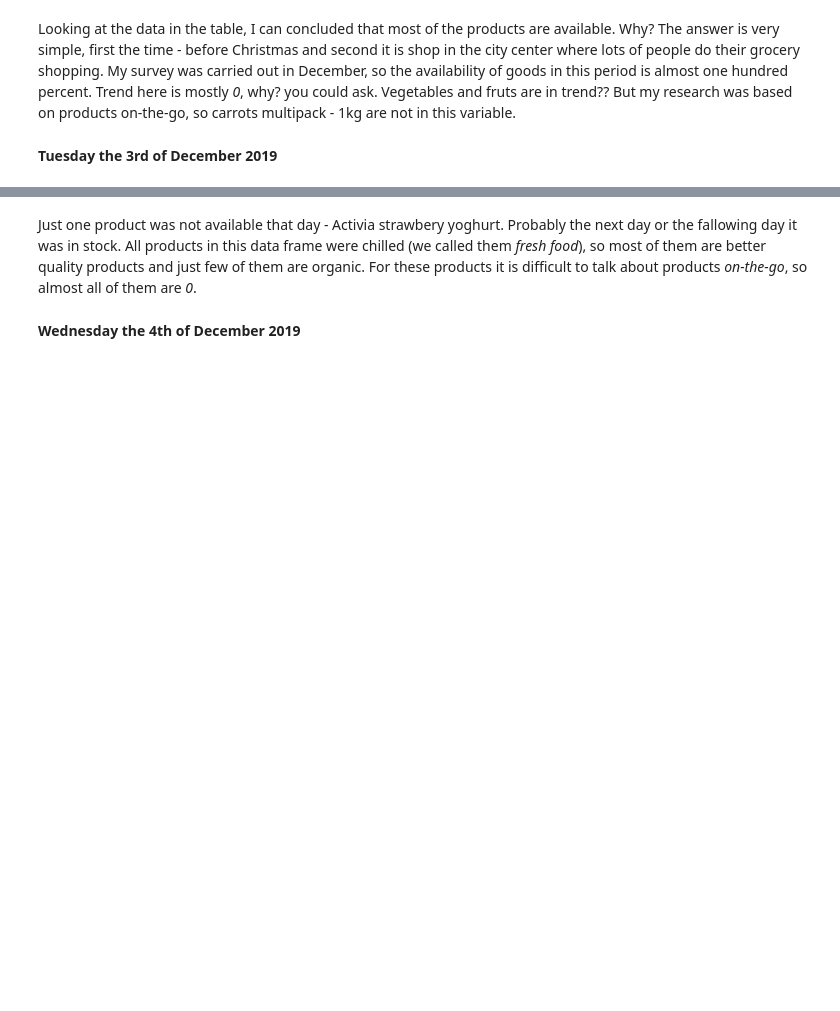
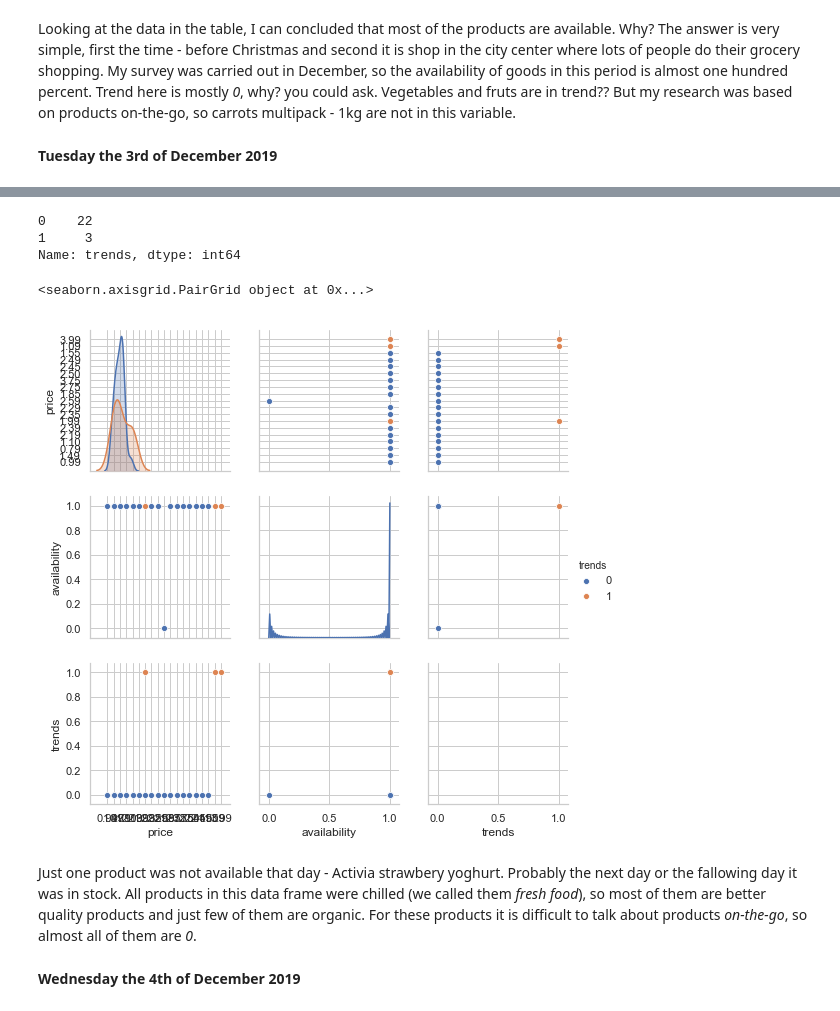
Before and after one commit to karolinaszafranbelzowska/grocery-shopping, a Jupyter notebook: grocery-shopping.ipynb, the cells around one changed output, grey strips where cells are left out. Drawn from its saved outputs; the diff is of its cells as text; code cells hidden in the pictures; blank space fills up the shorter version.

```diff
--- a/grocery-shopping.ipynb
+++ b/grocery-shopping.ipynb
@@ -275,6 +373,5 @@ data2 = [['Fresh milk - 1l', 'organic', '0.99', 1, 0], ['Fresh milk - 2l', 'infe
          ['Kerrygold butter -454g', 'better', '3.75', 1, 0], ['Store butter -454g', 'inferior', '2.19', 1, 0],
          ['Connacht butter -454g', 'better', '2.50', 1, 0], ['Glenstal unsalted butter -227g', 'better', '2.45', 1, 0],
          ['Kerrymaid spread - 500g', 'inferior', '1.49', 1, 0], ['Store salted butter', 'organic', '2.49', 1, 0],
-         ['Pure dairyfree soya spread', 'better', '1.55', 1, 0], ['Dairygold baking block', 'better', '0.75', 1, 0]]
+         ['Pure dairyfree soya spread', 'better', '1.55', 1, 0]]
 df2 = pd.DataFrame(data2, columns = ['Name', 'quality', 'price', 'availability', 'trends'])
-df2
@@ -299,3 +434,15 @@ df2
+# %%
+df2['trends'].value_counts()
+# %% [output]
+0    22
+1     3
+Name: trends, dtype: int64
+# %%
+x = sns.pairplot(df2, hue='trends')
+print(x)
+# %% [output]
+<seaborn.axisgrid.PairGrid object at 0x...>
+[figure, added]
 # %% [markdown]
 Just one product was not available that day - Activia strawbery yoghurt. Probably the next day or the fallowing day it was in stock. All products in this data frame were chilled (we called them _fresh food_), so most of them are better quality products and just few of them are organic. For these products it is difficult to talk about products _on-the-go_, so almost all of them are _0_.
 # %% [markdown]
```
Also changed, not shown: parts of 43 cells of this notebook, 1 other file.
